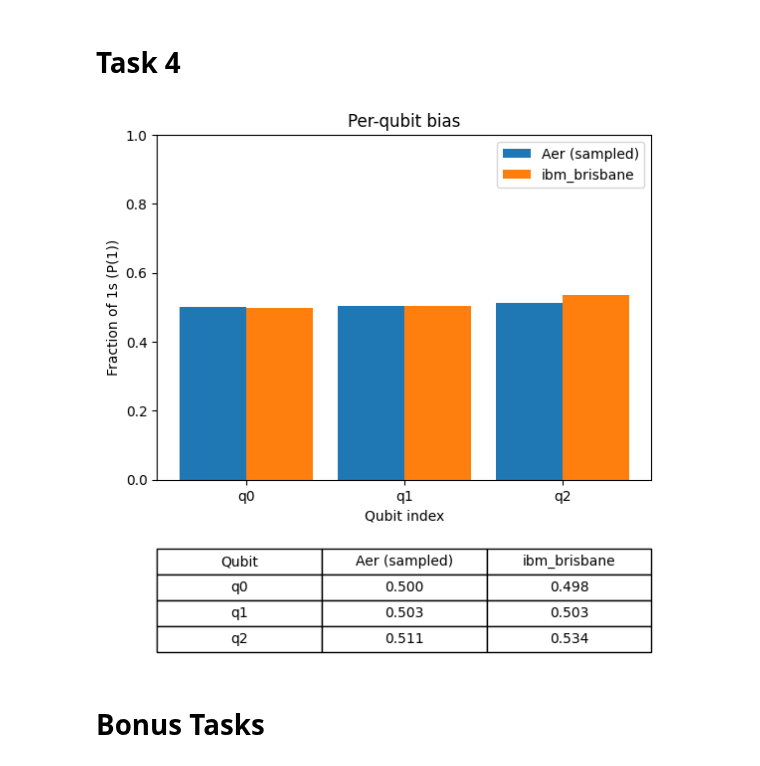
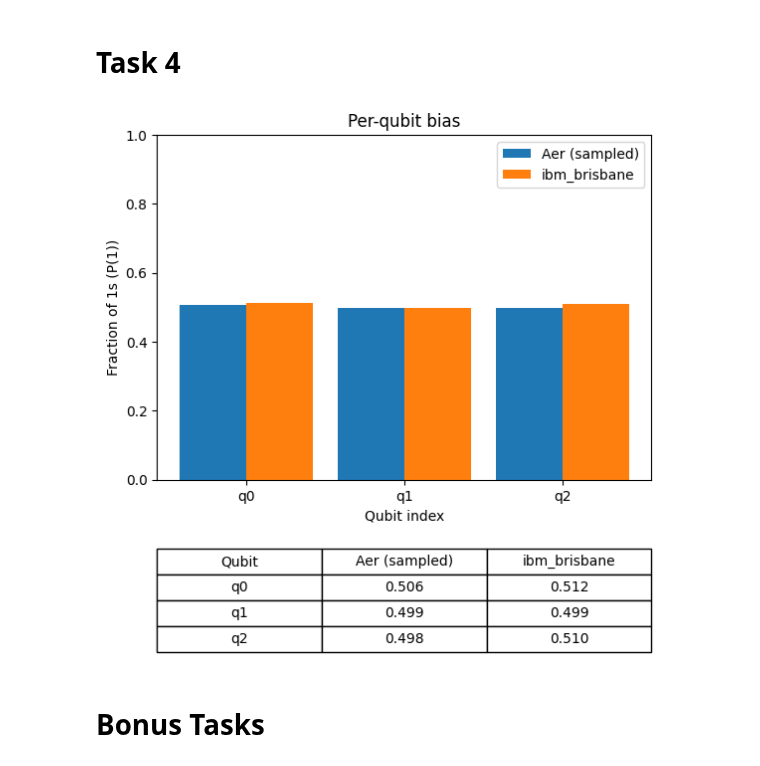
Before and after one commit to ScottMcHaffie/DD2367_Projects, a Jupyter notebook: DD2367_Assignment1.ipynb, the cells around one changed output. Drawn from its saved outputs; the diff is of its cells as text; code cells hidden in the pictures.

Commit message:
Final runs with data for IBM Torino.

```diff
--- a/DD2367_Assignment1.ipynb
+++ b/DD2367_Assignment1.ipynb
@@ -190,8 +193,8 @@ sim_countsB = sim_resultB[0].data.meas.get_counts()
 # %% [markdown]
 # Task 4 #
 # %%
-# Sampled counts from simulator A
-sim_resultA = BackendSamplerV2(backend=AerSimulator()).run([isaA], shots=4000).result()
-sim_countsB = sim_resultB[0].data.meas.get_counts()
-sim_countsA = sim_resultA[0].data.meas.get_counts()
+# Sampled counts from simulator A. We skip this cell due to extremely long run times on IBM Torino
+# sim_resultA = BackendSamplerV2(backend=AerSimulator()).run([isaA], shots=4000).result()
+# sim_countsB = sim_resultB[0].data.meas.get_counts()
+# sim_countsA = sim_resultA[0].data.meas.get_counts()
 # %%
@@ -215,7 +216,7 @@ def per_qubit_p1(counts, n):
     return p / max(shots, 1)
 
 k = qc.num_qubits  # or isaA.num_qubits
-p_sim = per_qubit_p1(sim_counts, k)
+p_sim = per_qubit_p1(sim_countsB, k)
 p_B   = per_qubit_p1(countsB,    k)
 
 x = np.arange(k); w = 0.42
@@ -223,34 +224,34 @@ fig, ax = plt.subplots()
 # Plot the bars
 ax.bar(x - w/2, p_sim, width=w, label="Aer (sampled)")
 ax.bar(x + w/2, p_B,   width=w, label=B.name)
 
 ax.set_xlabel("Qubit index")
 ax.set_ylabel("Fraction of 1s (P(1))")
 ax.set_title("Per-qubit bias")
 ax.set_xticks(x, [f"q{j}" for j in range(k)])
 ax.set_ylim(0, 1)
 ax.legend()
 plt.tight_layout()
 
 # Table data
 columns = ["Qubit", "Aer (sampled)", B.name]
 cell_text = [[f"q{j}", f"{p_sim[j]:.3f}", f"{p_B[j]:.3f}"] for j in range(k)]
 
 # Add table below the plot
 table = plt.table(
     cellText=cell_text,
     colLabels=columns,
     loc="bottom",
     cellLoc="center",
     bbox=[0, -0.5, 1, 0.3]
 )
 
 # Adjust layout so table fits under plot
 plt.subplots_adjust(left=0.2, bottom=0.2)
 
 plt.show()
 # %% [output]
-[figure, old version]
+[figure, new version]
 # %% [markdown]
 # Bonus Tasks #
 # %% [markdown]
```
Also changed, not shown: parts of 9 cells of this notebook.
